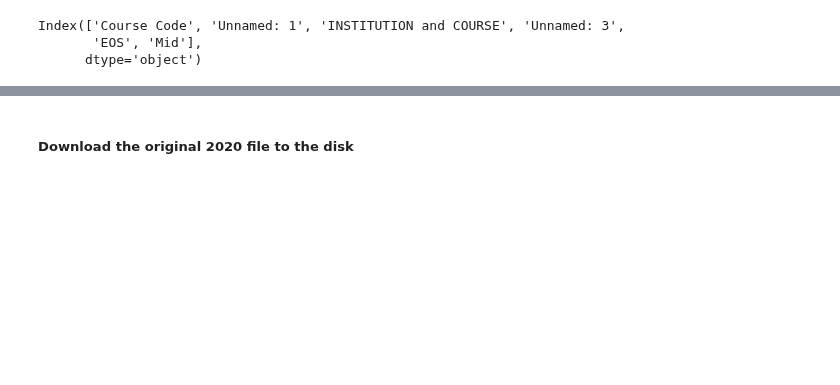
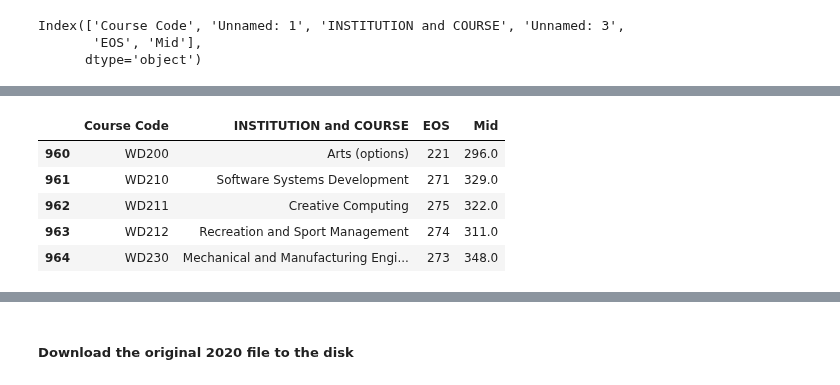
Before and after one commit to przemekbil/FoDA_2021, a Jupyter notebook: cao.ipynb, the cells around one changed output, grey strips where cells are left out. Saved outputs shown, nothing was run; the diff lists cells and outputs as text; code cells hidden in the pictures; blank space fills up the shorter version.

```diff
--- a/cao.ipynb
+++ b/cao.ipynb
@@ -69,0 +76,10 @@ df19 = df19.drop(['Unnamed: 1', 'Unnamed: 3'], axis=1)
+# %%
+#Check the tail of the dataframe to make sure all the courses were imported:
+df19.tail()
+# %% [output]
+|  | Course Code | INSTITUTION and COURSE | EOS | Mid |
+| 960 | WD200 | Arts (options) | 221 | 296.0 |
+| 961 | WD210 | Software Systems Development | 271 | 329.0 |
+| 962 | WD211 | Creative Computing | 275 | 322.0 |
+| 963 | WD212 | Recreation and Sport Management | 274 | 311.0 |
+| 964 | WD230 | Mechanical and Manufacturing Engi... | 273 | 348.0 |
```
Also changed, not shown: parts of 25 cells of this notebook, 4 other files.
